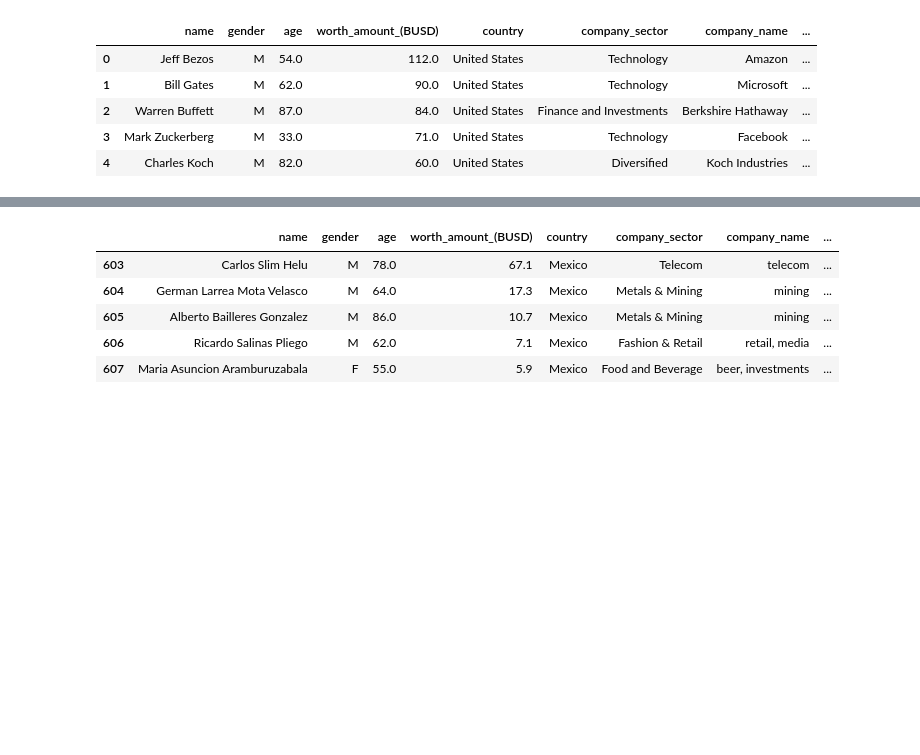
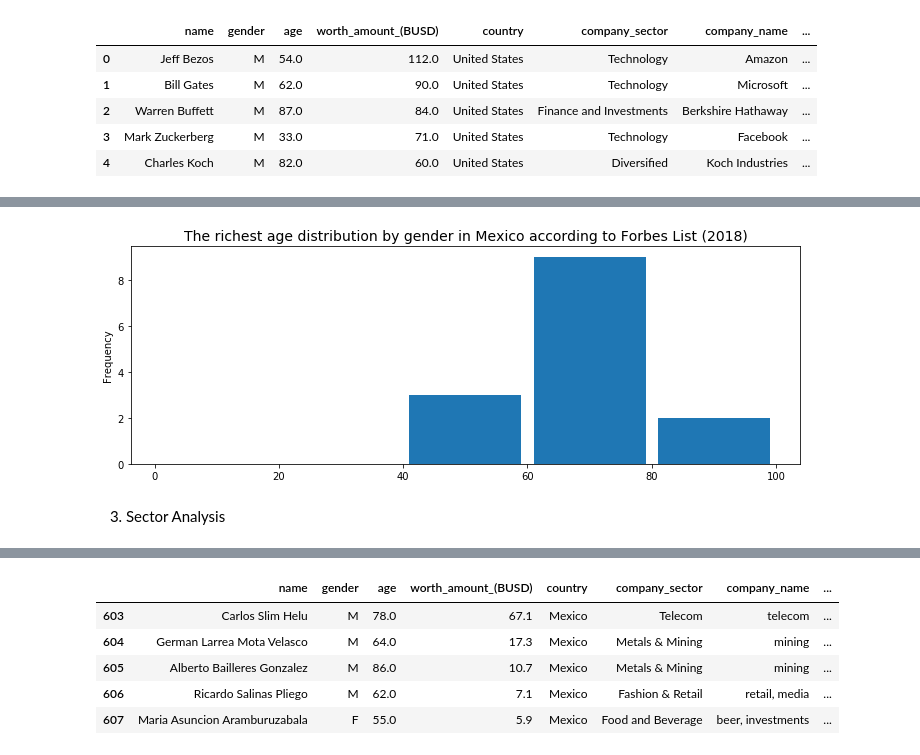
Before and after one commit to vkamg/Ironhack-Module-1-Project---Pipelines, a Jupyter notebook: notebooks/analysis.ipynb, the cells around one changed output, grey strips where cells are left out. Cells and saved outputs as stored; diff of their text form; code cells hidden in the pictures; blank space fills up the shorter version.

```diff
--- a/notebooks/analysis.ipynb
+++ b/notebooks/analysis.ipynb
@@ -17,0 +44,14 @@ df_forbeslist_gdp.head()
+# %%
+def age_distribution(dataframe, country):
+    filter_country = dataframe['country'] == country
+    plt.figure(figsize=(12,4))
+    dataframe[filter_country]['age'].plot(kind='hist',bins=[0,20,40,60,80,100],rwidth=0.9);
+    plt.title(f'The richest age distribution by gender in {country} according to Forbes List (2018)', fontsize=14)
+    plt.savefig(f'../data/results/age_distribution.png')
+    return plt.show()
+# %%
+age_distribution(df_forbeslist_gdp, 'Mexico')
+# %% [output]
+[figure, added]
+# %% [markdown]
+3. Sector Analysis
```
Also changed, not shown: parts of 26 cells of this notebook, 11 other files.
